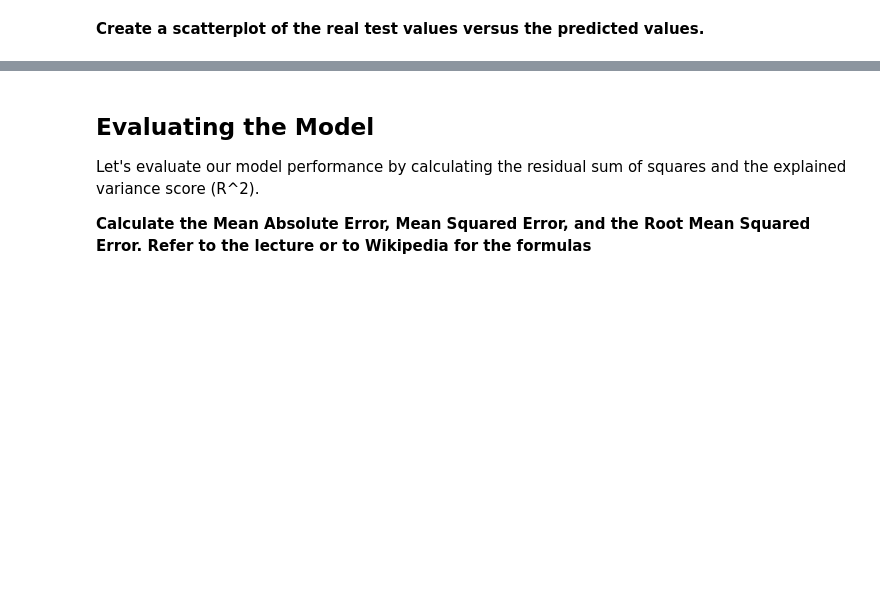
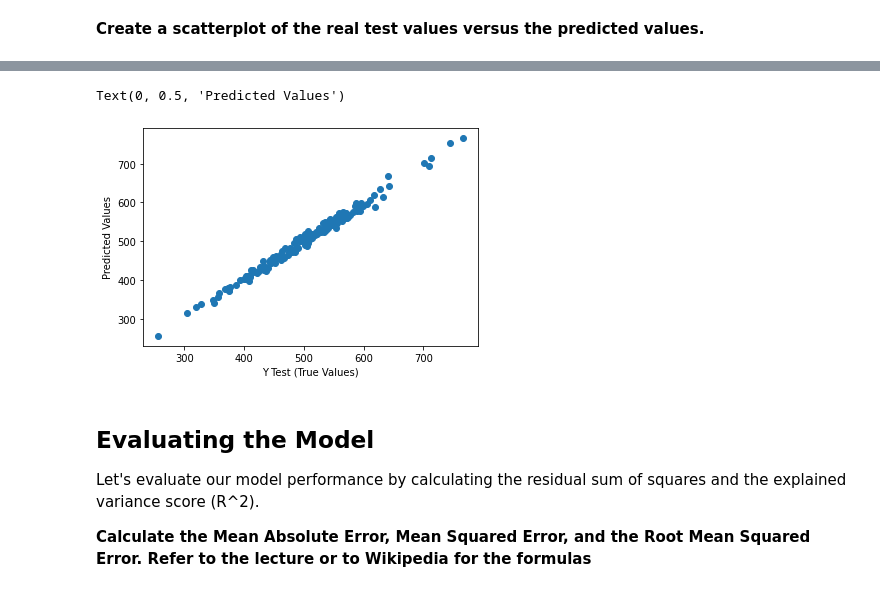
Before and after one commit to eap-23/python_for_data_science, a Jupyter notebook: My_Notes/Section10_LinearRegression/02_Linear Regression Project.ipynb, the cells around one changed output, grey strips where cells are left out. Drawn from its saved outputs; the diff is of its cells as text; code cells hidden in the pictures; blank space fills up the shorter version.

```diff
--- a/My_Notes/Section10_LinearRegression/02_Linear Regression Project.ipynb
+++ b/My_Notes/Section10_LinearRegression/02_Linear Regression Project.ipynb
@@ -239,3 +206,10 @@ plt.scatter(y_test, predictions)
+# %%
+plt.scatter(y_test, predictions)
+plt.xlabel('Y Test (True Values)')
+plt.ylabel('Predicted Values')
+# %% [output]
+Text(0, 0.5, 'Predicted Values')
+[figure, added]
 # %% [markdown]
 ## Evaluating the Model
 
```
Also changed, not shown: parts of 20 cells of this notebook.
